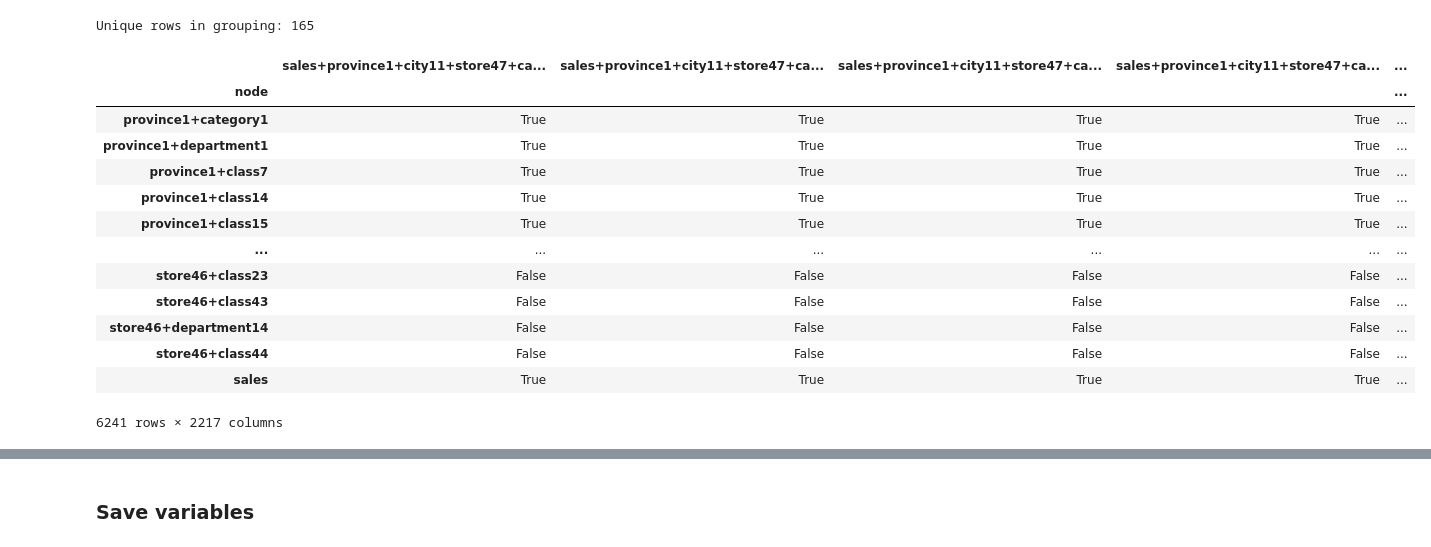
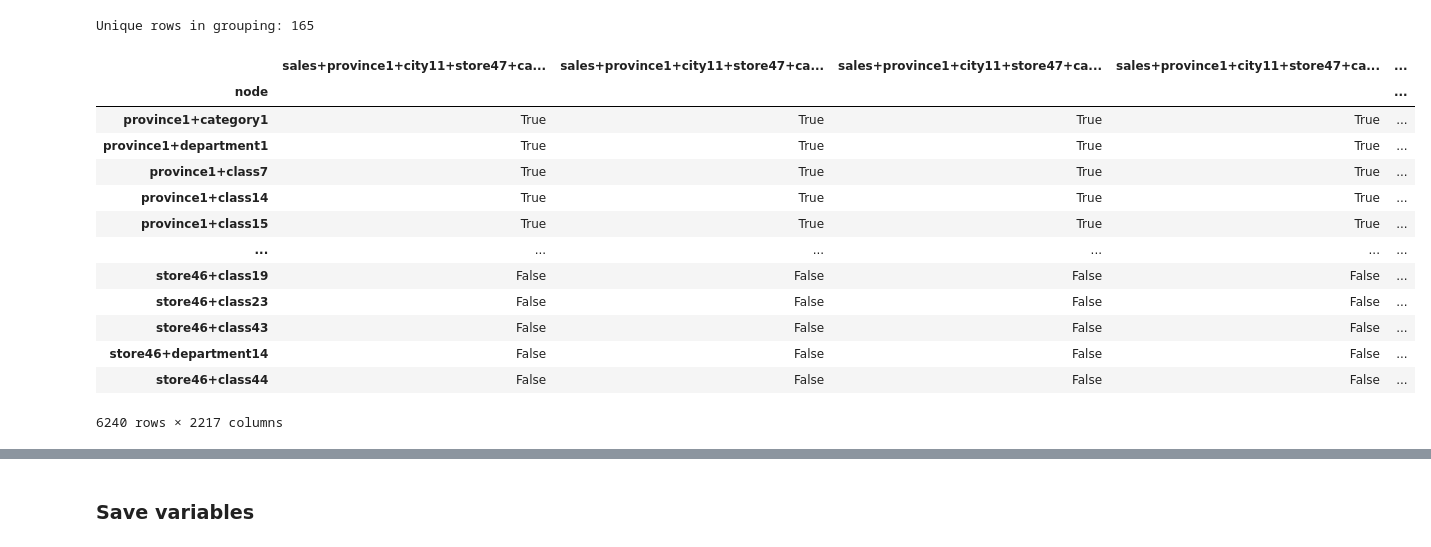
Before and after one commit to Abhishek-pv/Hierachial-Time-Series-Forecasting, a Jupyter notebook: notebook/aggregation-matrix.ipynb, the cells around one changed output, grey strips where cells are left out. Cells and saved outputs as stored; diff of their text form; code cells hidden in the pictures.

Commit message:
Combined internal nodes data frame (165x2217) with cross-terms (6420x2217). Fixes #7.

```diff
--- a/notebook/aggregation-matrix.ipynb
+++ b/notebook/aggregation-matrix.ipynb
@@ -390,7 +390,7 @@ def cross_terms(combined_df, space_order, product_order, root="sales"):
         S: dataframe, aggregation matrix containing entries for all terms (including cross terms)
     """
 
-    S = combined_df
+    S = combined_df.copy()
 
     ind = S.index.tolist()
 
@@ -438,30 +438,27 @@ def cross_terms(combined_df, space_order, product_order, root="sales"):
     log('Time:', t1-t0)
 
     S = S.set_index(final_index)
-    S.loc[root] = True
 
     return S
-# %%
-combined_S, grouped_names = sum_group(df, combo1, "sales")
 # %%
 combined_df = post_process(combined_S, grouped_names, "sales")
 # %% [output]
 Unique rows in grouping: 165
 # %%
-agg_combo = cross_terms(combined_df, space_order, product_order, "sales")
-agg_combo
+cross_df = cross_terms(combined_df, space_order, product_order, "sales")
+cross_df
 # %% [output]
 |  | sales+province1+city11+store47+ca... | sales+province1+city11+store47+ca... | sales+province1+city11+store47+ca... | sales+province1+city11+store47+ca... | ... |
 | node |  |  |  |  | ... |
 | province1+category1 | True | True | True | True | ... |
 | province1+department1 | True | True | True | True | ... |
 | province1+class7 | True | True | True | True | ... |
 | province1+class14 | True | True | True | True | ... |
 | province1+class15 | True | True | True | True | ... |
 | ... | ... | ... | ... | ... | ... |
+| store46+class19 | False | False | False | False | ... |
 | store46+class23 | False | False | False | False | ... |
 | store46+class43 | False | False | False | False | ... |
 | store46+department14 | False | False | False | False | ... |
 | store46+class44 | False | False | False | False | ... |
-| sales | True | True | True | True | ... |
-6241 rows × 2217 columns
+6240 rows × 2217 columns
```
Also changed, not shown: parts of 3 cells of this notebook.
